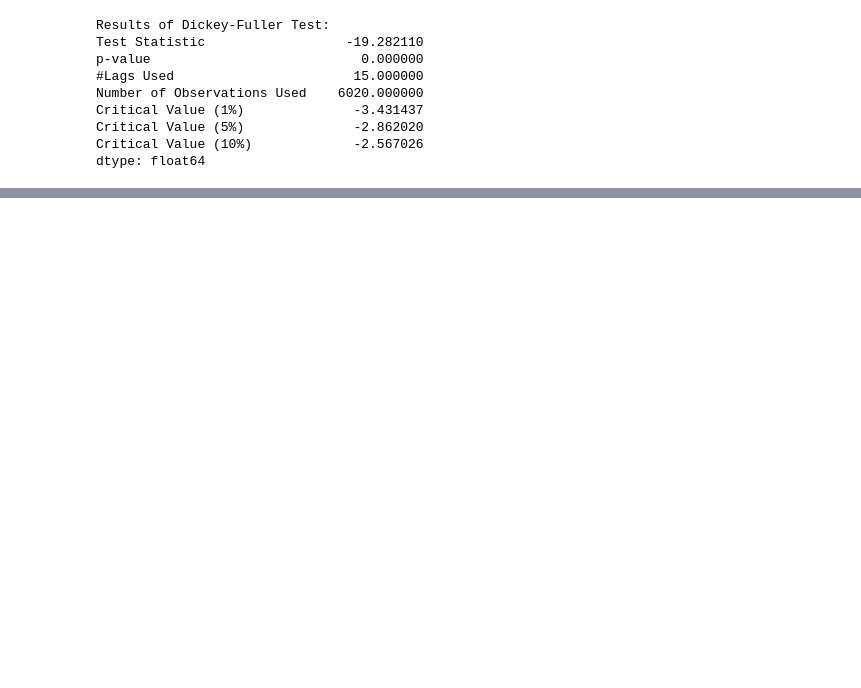
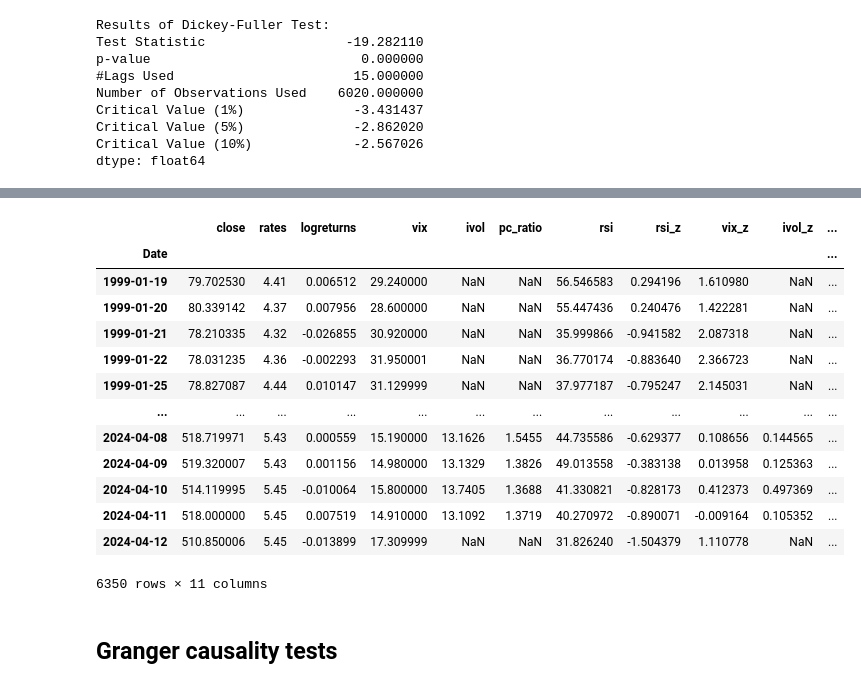
Before and after one commit to Horstann/CC-TTS-GANs, a Jupyter notebook: 01 EDA.ipynb, the cells around one changed output, grey strips where cells are left out. Drawn from its saved outputs; the diff is of its cells as text; code cells hidden in the pictures; blank space fills up the shorter version.

```diff
--- a/01 EDA.ipynb
+++ b/01 EDA.ipynb
@@ -65,0 +64,3 @@ logreturns.shape
+# %%
+from dataLoader import *
+real_data = load_dataset(data_mode='Test')
@@ -65,0 +72,19 @@ logreturns.shape
+# %%
+real_data.df
+# %% [output]
+|  | close | rates | logreturns | vix | ivol | pc_ratio | rsi | rsi_z | vix_z | ivol_z | ... |
+| Date |  |  |  |  |  |  |  |  |  |  | ... |
+| 1999-01-19 | 79.702530 | 4.41 | 0.006512 | 29.240000 | NaN | NaN | 56.546583 | 0.294196 | 1.610980 | NaN | ... |
+| 1999-01-20 | 80.339142 | 4.37 | 0.007956 | 28.600000 | NaN | NaN | 55.447436 | 0.240476 | 1.422281 | NaN | ... |
+| 1999-01-21 | 78.210335 | 4.32 | -0.026855 | 30.920000 | NaN | NaN | 35.999866 | -0.941582 | 2.087318 | NaN | ... |
+| 1999-01-22 | 78.031235 | 4.36 | -0.002293 | 31.950001 | NaN | NaN | 36.770174 | -0.883640 | 2.366723 | NaN | ... |
+| 1999-01-25 | 78.827087 | 4.44 | 0.010147 | 31.129999 | NaN | NaN | 37.977187 | -0.795247 | 2.145031 | NaN | ... |
+| ... | ... | ... | ... | ... | ... | ... | ... | ... | ... | ... | ... |
+| 2024-04-08 | 518.719971 | 5.43 | 0.000559 | 15.190000 | 13.1626 | 1.5455 | 44.735586 | -0.629377 | 0.108656 | 0.144565 | ... |
+| 2024-04-09 | 519.320007 | 5.43 | 0.001156 | 14.980000 | 13.1329 | 1.3826 | 49.013558 | -0.383138 | 0.013958 | 0.125363 | ... |
+| 2024-04-10 | 514.119995 | 5.45 | -0.010064 | 15.800000 | 13.7405 | 1.3688 | 41.330821 | -0.828173 | 0.412373 | 0.497369 | ... |
+| 2024-04-11 | 518.000000 | 5.45 | 0.007519 | 14.910000 | 13.1092 | 1.3719 | 40.270972 | -0.890071 | -0.009164 | 0.105352 | ... |
+| 2024-04-12 | 510.850006 | 5.45 | -0.013899 | 17.309999 | NaN | NaN | 31.826240 | -1.504379 | 1.110778 | NaN | ... |
+6350 rows × 11 columns
+# %% [markdown]
+## Granger causality tests
```
Also changed, not shown: parts of 21 cells of this notebook, 23 other files.
